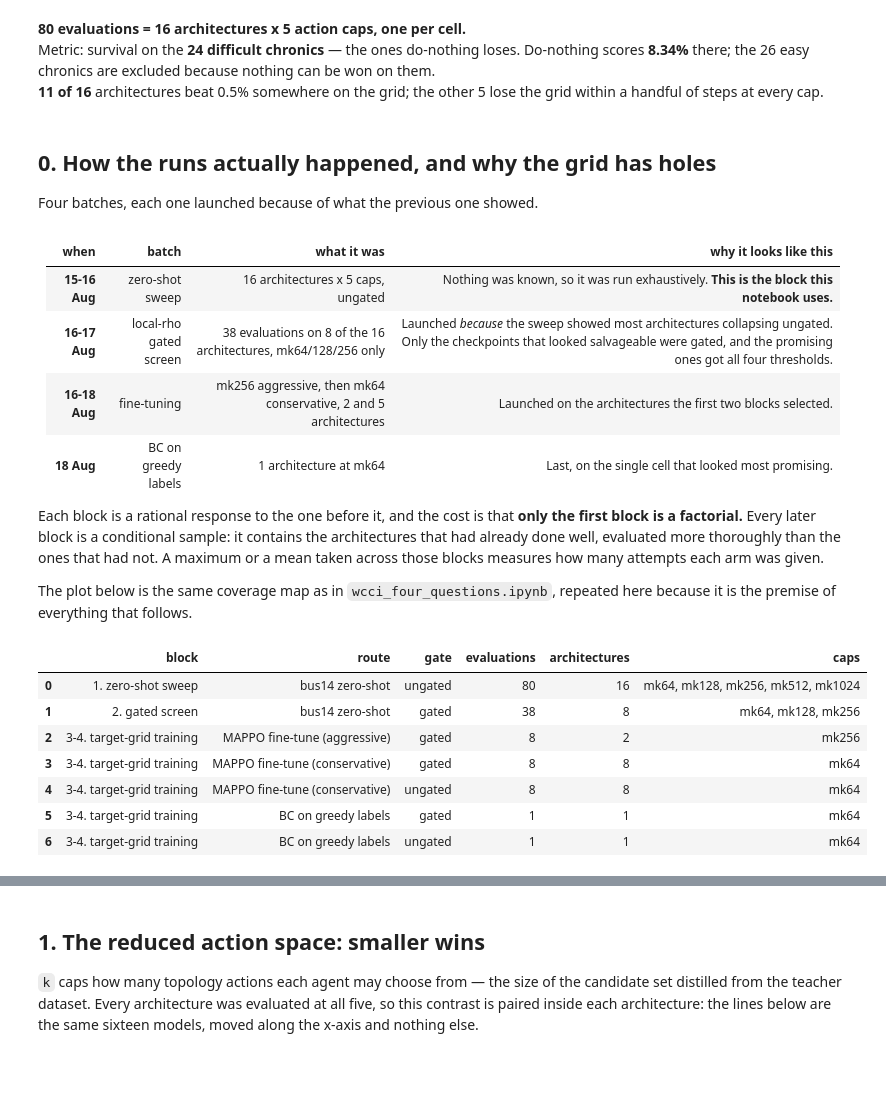
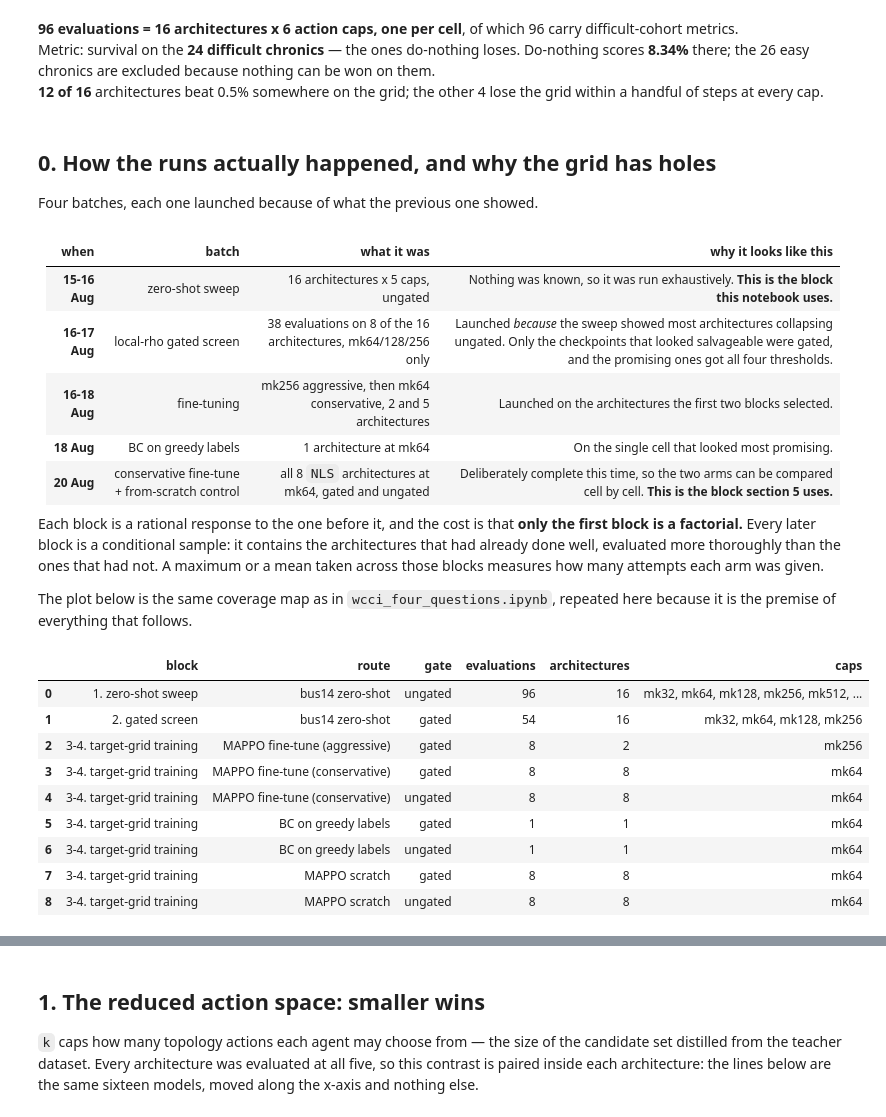
Before and after one commit to corentinplumet/RL_Marl2grid, a Jupyter notebook: Topology_Task/analysis/metrics/notebooks/episodic_survival/transfer_story.ipynb, the cells around one changed output, grey strips where cells are left out. Saved outputs shown, nothing was run; the diff lists cells and outputs as text; code cells hidden in the pictures; blank space fills up the shorter version.

```diff
--- a/Topology_Task/analysis/metrics/notebooks/episodic_survival/transfer_story.ipynb
+++ b/Topology_Task/analysis/metrics/notebooks/episodic_survival/transfer_story.ipynb
@@ -60,20 +62,38 @@ grid = runs.loc[
     (runs["route"] == "bus14 zero-shot") & (runs["gate"] == "ungated")
 ].copy()
 VARIANTS = sorted(grid["variant"].unique())
-# Derived from the runs, not hard-coded: a newly evaluated cap joins the grid
-# on its own the next time this notebook is executed.
-CAPS = W.caps_in(grid)
+# Derived from the runs, not hard-coded: a newly evaluated cap joins the grid on
+# its own the next time this notebook is executed. The difficult/easy cohort
+# split needs the per-episode artifact, so the caps this notebook can *score*
+# are only those whose episode CSVs are on disk; ALL_CAPS keeps the rest visible.
+ALL_CAPS = W.caps_in(grid)
+CAPS = W.caps_in(grid.dropna(subset=["hard_pct"]))
+UNSCORED_CAPS = [c for c in ALL_CAPS if c not in CAPS]
 
-HARD = grid.pivot_table(index="variant", columns="mk", values="hard_pct")
-CAPTURE = grid.pivot_table(index="variant", columns="mk", values="capture_hard_pct")
+scored_grid = grid.loc[grid["mk"].isin(CAPS)]
+HARD = scored_grid.pivot_table(index="variant", columns="mk", values="hard_pct")
+CAPTURE = scored_grid.pivot_table(index="variant", columns="mk", values="capture_hard_pct")
 ORDER = HARD.mean(axis=1).sort_values(ascending=False).index.tolist()
 HARD, CAPTURE = HARD.loc[ORDER], CAPTURE.loc[ORDER]
 ALIVE = [v for v in ORDER if HARD.loc[v].max() >= 0.5]
 
-assert len(grid) == len(VARIANTS) * len(CAPS), "the ungated block is no longer a full factorial"
+assert len(grid) == len(VARIANTS) * len(ALL_CAPS), "the ungated block is no longer a full factorial"
+if UNSCORED_CAPS:
+    missing_groups = sorted(grid.loc[grid["mk"].isin(UNSCORED_CAPS), "group"].unique())
+    display(Markdown(
+        "⚠️ **"
+        + ", ".join(f"mk{c}" for c in UNSCORED_CAPS)
+        + f"** {'is' if len(UNSCORED_CAPS) == 1 else 'are'} evaluated but cannot be scored on "
+        "the difficult cohort: the result JSONs are on disk but the per-episode artifacts "
+        "they point at are not. Sections 1-4 therefore run on "
+        + ", ".join(f"mk{c}" for c in CAPS)
+        + f", and the {'cap' if len(UNSCORED_CAPS) == 1 else 'caps'} above appear only in the "
+        "`overall_pct` view at the end of section 4. To fold them in everywhere, sync:\n\n"
+        + "\n".join(f"    outputs/full_test_eval_actions/shared/{g}" for g in missing_groups)
+    ))
 display(Markdown(
-    f"**{len(grid)} evaluations = {len(VARIANTS)} architectures x {len(CAPS)} action caps, "
-    f"one per cell.**  \n"
+    f"**{len(grid)} evaluations = {len(VARIANTS)} architectures x {len(ALL_CAPS)} action caps, "
+    f"one per cell**, of which {len(scored_grid)} carry difficult-cohort metrics.  \n"
     f"Metric: survival on the **{N_HARD} difficult chronics** — the ones do-nothing loses. "
     f"Do-nothing scores **{DN_HARD:.2f}%** there; the {N_EASY} easy chronics are excluded "
     f"because nothing can be won on them.  \n"
@@ -82,9 +102,9 @@ display(Markdown(
     f"every cap."
 ))
 # %% [output]
-**80 evaluations = 16 architectures x 5 action caps, one per cell.**
+**96 evaluations = 16 architectures x 6 action caps, one per cell**, of which 96 carry difficult-cohort metrics.
 Metric: survival on the **24 difficult chronics** — the ones do-nothing loses. Do-nothing scores **8.34%** there; the 26 easy chronics are excluded because nothing can be won on them.
-**11 of 16** architectures beat 0.5% somewhere on the grid; the other 5 lose the grid within a handful of steps at every cap.
+**12 of 16** architectures beat 0.5% somewhere on the grid; the other 4 lose the grid within a handful of steps at every cap.
 # %% [markdown]
 ## 0. How the runs actually happened, and why the grid has holes
 
@@ -110,43 +130,47 @@ display(Markdown(f"""
 | **15-16 Aug** | zero-shot sweep | 16 architectures x 5 caps, ungated | Nothing was known, so it was run exhaustively. **This is the block this notebook uses.** |
 | **16-17 Aug** | local-rho gated screen | 38 evaluations on 8 of the 16 architectures, mk64/128/256 only | Launched *because* the sweep showed most architectures collapsing ungated. Only the checkpoints that looked salvageable were gated, and the promising ones got all four thresholds. |
 | **16-18 Aug** | fine-tuning | mk256 aggressive, then mk64 conservative, 2 and 5 architectures | Launched on the architectures the first two blocks selected. |
-| **18 Aug** | BC on greedy labels | 1 architecture at mk64 | Last, on the single cell that looked most promising. |
+| **18 Aug** | BC on greedy labels | 1 architecture at mk64 | On the single cell that looked most promising. |
+| **20 Aug** | conservative fine-tune + from-scratch control | all 8 `NLS` architectures at mk64, gated and ungated | Deliberately complete this time, so the two arms can be compared cell by cell. **This is the block section 5 uses.** |
 
 Each block is a rational response to the one before it, and the cost is that
 **only the first block is a factorial.** Every later block is a conditional
 sample: it contains the architectures that had already done well, evaluated
 more thoroughly than the ones that had not. A maximum or a mean taken across
 those blocks measures how many attempts each arm was given.
 
 The plot below is the same coverage map as in `wcci_four_questions.ipynb`,
 repeated here because it is the premise of everything that follows.
 """))
 display(timeline)
 # %% [output]
 
 | when | batch | what it was | why it looks like this |
 |---|---|---|---|
 | **15-16 Aug** | zero-shot sweep | 16 architectures x 5 caps, ungated | Nothing was known, so it was run exhaustively. **This is the block this notebook uses.** |
 | **16-17 Aug** | local-rho gated screen | 38 evaluations on 8 of the 16 architectures, mk64/128/256 only | Launched *because* the sweep showed most architectures collapsing ungated. Only the checkpoints that looked salvageable were gated, and the promising ones got all four thresholds. |
 | **16-18 Aug** | fine-tuning | mk256 aggressive, then mk64 conservative, 2 and 5 architectures | Launched on the architectures the first two blocks selected. |
-| **18 Aug** | BC on greedy labels | 1 architecture at mk64 | Last, on the single cell that looked most promising. |
+| **18 Aug** | BC on greedy labels | 1 architecture at mk64 | On the single cell that looked most promising. |
+| **20 Aug** | conservative fine-tune + from-scratch control | all 8 `NLS` architectures at mk64, gated and ungated | Deliberately complete this time, so the two arms can be compared cell by cell. **This is the block section 5 uses.** |
 
 Each block is a rational response to the one before it, and the cost is that
 **only the first block is a factorial.** Every later block is a conditional
 sample: it contains the architectures that had already done well, evaluated
 more thoroughly than the ones that had not. A maximum or a mean taken across
 those blocks measures how many attempts each arm was given.
 
 The plot below is the same coverage map as in `wcci_four_questions.ipynb`,
 repeated here because it is the premise of everything that follows.
 |  | block | route | gate | evaluations | architectures | caps |
-| 0 | 1. zero-shot sweep | bus14 zero-shot | ungated | 80 | 16 | mk64, mk128, mk256, mk512, mk1024 |
-| 1 | 2. gated screen | bus14 zero-shot | gated | 38 | 8 | mk64, mk128, mk256 |
+| 0 | 1. zero-shot sweep | bus14 zero-shot | ungated | 96 | 16 | mk32, mk64, mk128, mk256, mk512, ... |
+| 1 | 2. gated screen | bus14 zero-shot | gated | 54 | 16 | mk32, mk64, mk128, mk256 |
 | 2 | 3-4. target-grid training | MAPPO fine-tune (aggressive) | gated | 8 | 2 | mk256 |
 | 3 | 3-4. target-grid training | MAPPO fine-tune (conservative) | gated | 8 | 8 | mk64 |
 | 4 | 3-4. target-grid training | MAPPO fine-tune (conservative) | ungated | 8 | 8 | mk64 |
 | 5 | 3-4. target-grid training | BC on greedy labels | gated | 1 | 1 | mk64 |
 | 6 | 3-4. target-grid training | BC on greedy labels | ungated | 1 | 1 | mk64 |
+| 7 | 3-4. target-grid training | MAPPO scratch | gated | 8 | 8 | mk64 |
+| 8 | 3-4. target-grid training | MAPPO scratch | ungated | 8 | 8 | mk64 |
 # %%
 def coverage(frame):
     return (
```
Also changed, not shown: parts of 27 cells of this notebook, 25 other files.
